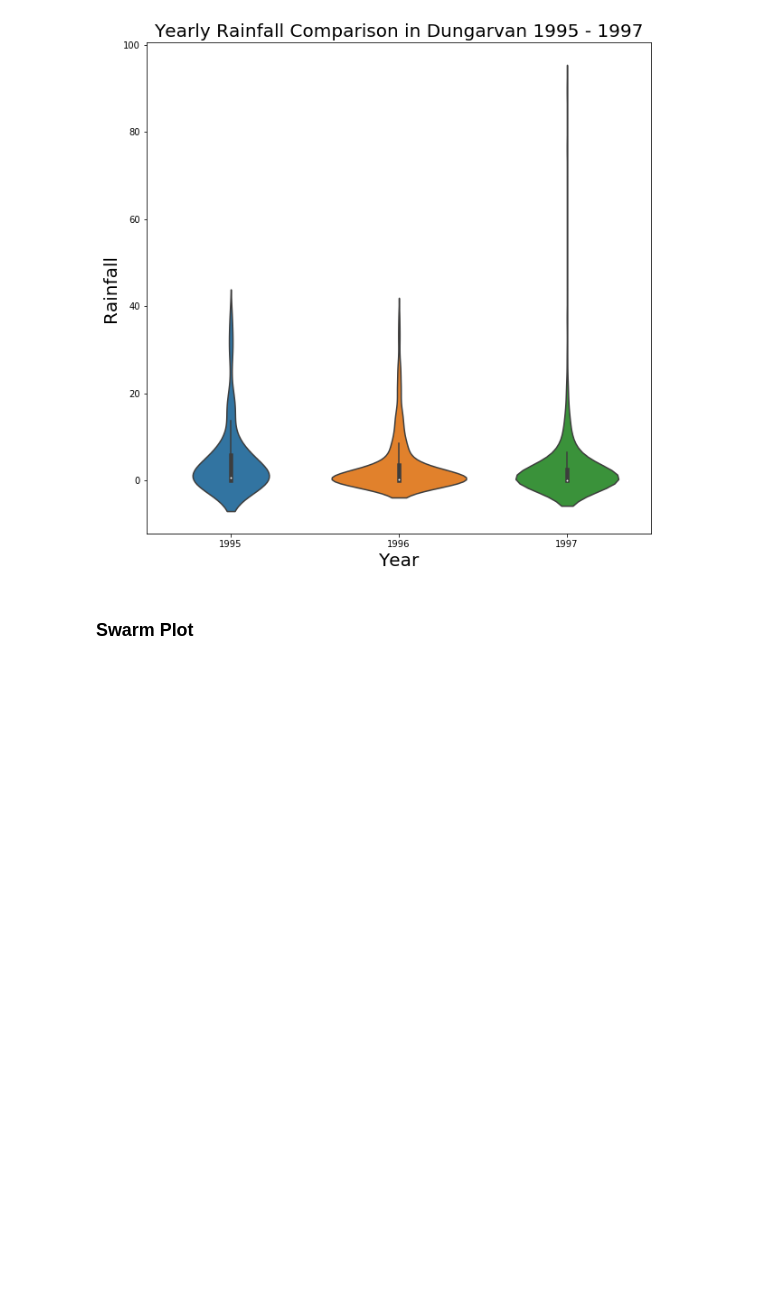
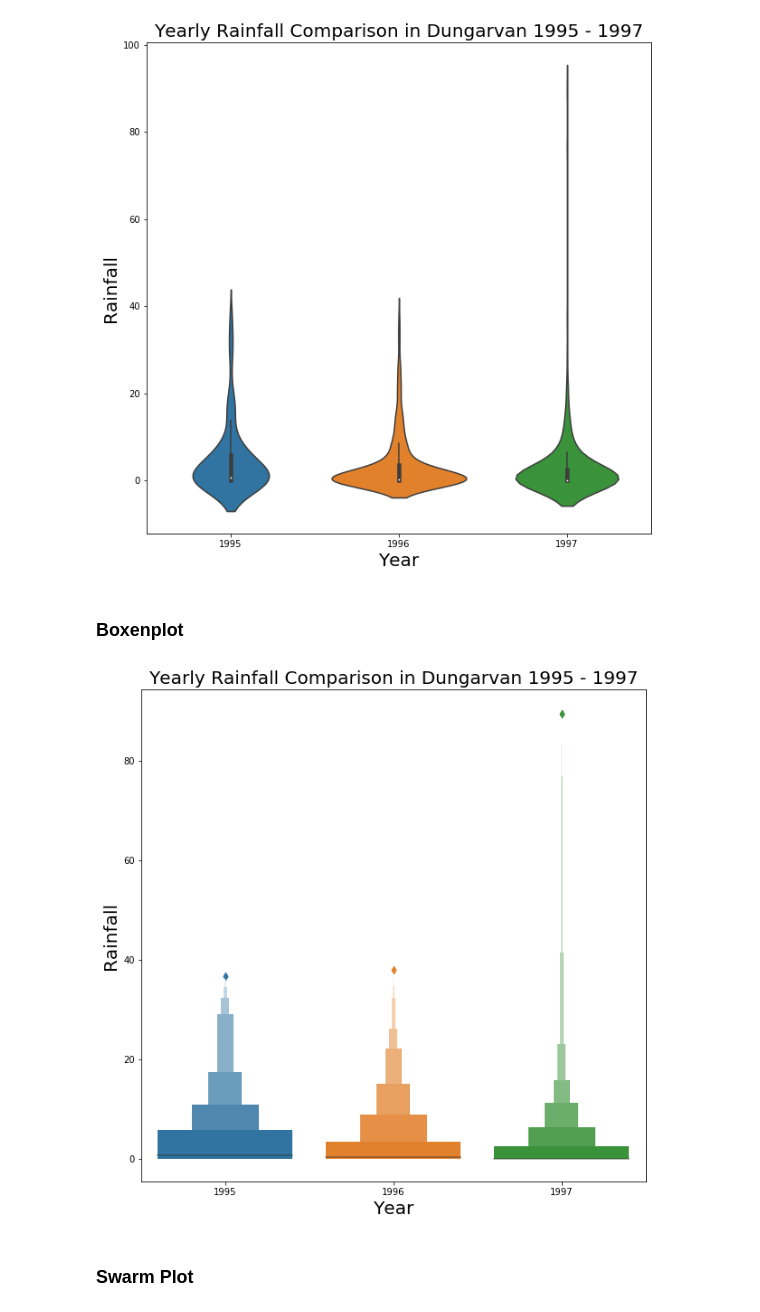
Before and after one commit to RitRa/Box-Plot-Project, a Jupyter notebook: Box Plot Project continued.ipynb, the cells around one changed output. Saved outputs shown, nothing was run; the diff lists cells and outputs as text; code cells hidden in the pictures; blank space fills up the shorter version.

```diff
--- a/Box Plot Project continued.ipynb
+++ b/Box Plot Project continued.ipynb
@@ -81,6 +82,23 @@ plot.set_xlabel('Year',fontsize=20)
 plt.show()
 # %% [output]
 [figure]
+# %% [markdown]
+### Boxenplot
+# %%
+%matplotlib inline
+
+fig, ax = plt.subplots()
+fig.set_size_inches((10,10))
+
+plot = sns.boxenplot(x = df['year'], y = df['rain'])
+
+plot.set_title('Yearly Rainfall Comparison in Dungarvan 1995 - 1997',fontsize=20)
+plot.set_ylabel('Rainfall',fontsize=20)
+plot.set_xlabel('Year',fontsize=20)
+
+plt.show()
+# %% [output]
+[figure, added]
 # %% [markdown]
 ### Swarm Plot
 # %%
```
Also changed, not shown: parts of 1 cell of this notebook.
